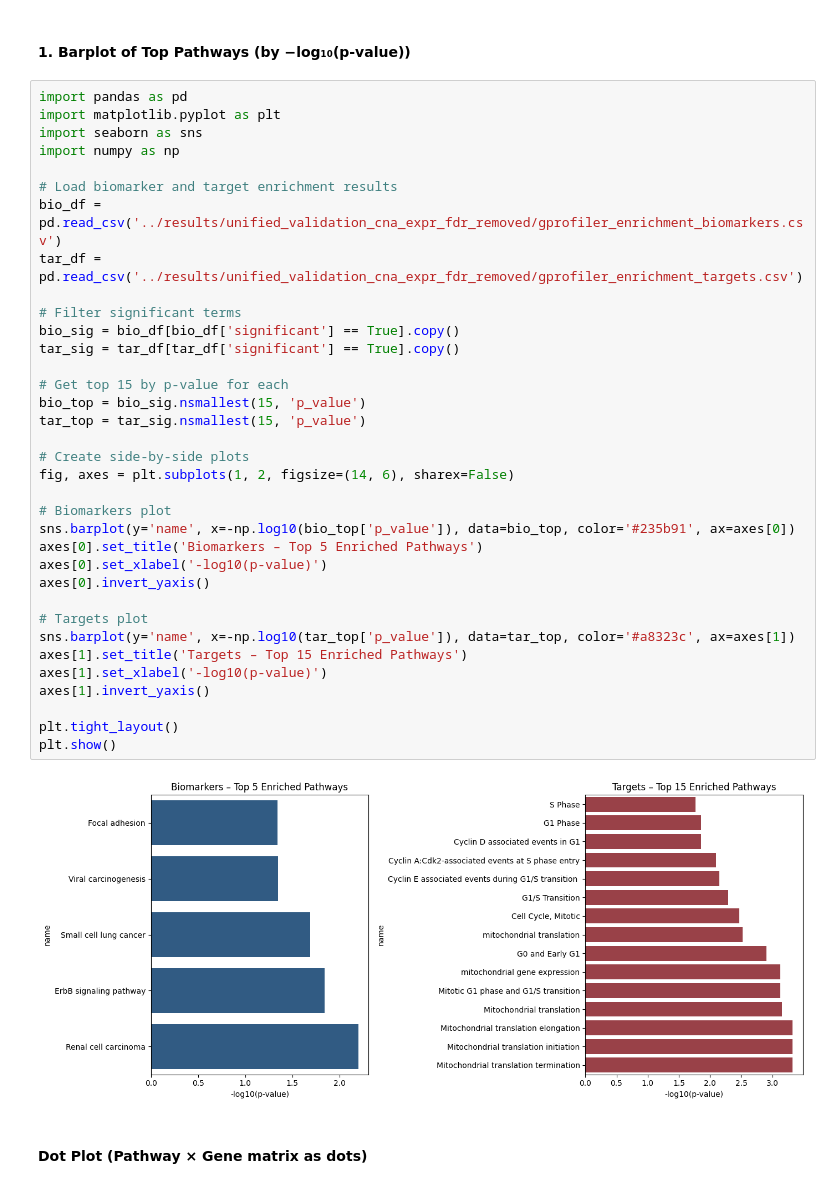
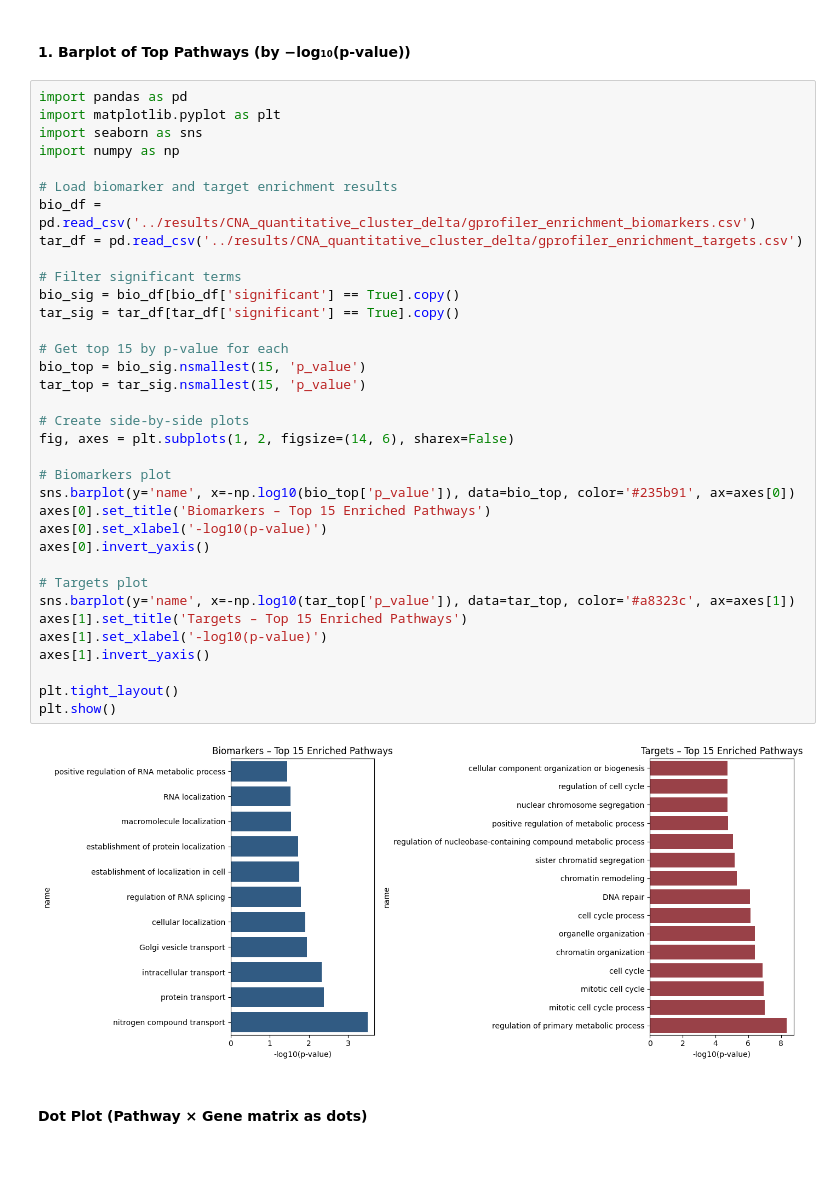
Before and after one commit to faith-ogun/bioslate-hgsoc-core, a Jupyter notebook: notebooks/sl_ppi_pathway_analysis.ipynb, the cells around one changed output. Cells and saved outputs as stored; diff of their text form; blank space fills up the shorter version.

```diff
--- a/notebooks/sl_ppi_pathway_analysis.ipynb
+++ b/notebooks/sl_ppi_pathway_analysis.ipynb
@@ -193,37 +216,37 @@ import matplotlib.pyplot as plt
 import seaborn as sns
 import numpy as np
 
 # Load biomarker and target enrichment results
-bio_df = pd.read_csv('../results/unified_validation_cna_expr_fdr_removed/gprofiler_enrichment_biomarkers.csv')
-tar_df = pd.read_csv('../results/unified_validation_cna_expr_fdr_removed/gprofiler_enrichment_targets.csv')
+bio_df = pd.read_csv('../results/CNA_quantitative_cluster_delta/gprofiler_enrichment_biomarkers.csv')
+tar_df = pd.read_csv('../results/CNA_quantitative_cluster_delta/gprofiler_enrichment_targets.csv')
 
 # Filter significant terms
 bio_sig = bio_df[bio_df['significant'] == True].copy()
 tar_sig = tar_df[tar_df['significant'] == True].copy()
 
 # Get top 15 by p-value for each
 bio_top = bio_sig.nsmallest(15, 'p_value')
 tar_top = tar_sig.nsmallest(15, 'p_value')
 
 # Create side-by-side plots
 fig, axes = plt.subplots(1, 2, figsize=(14, 6), sharex=False)
 
 # Biomarkers plot
 sns.barplot(y='name', x=-np.log10(bio_top['p_value']), data=bio_top, color='#235b91', ax=axes[0])
-axes[0].set_title('Biomarkers – Top 5 Enriched Pathways')
+axes[0].set_title('Biomarkers – Top 15 Enriched Pathways')
 axes[0].set_xlabel('-log10(p-value)')
 axes[0].invert_yaxis()
 
 # Targets plot
 sns.barplot(y='name', x=-np.log10(tar_top['p_value']), data=tar_top, color='#a8323c', ax=axes[1])
 axes[1].set_title('Targets – Top 15 Enriched Pathways')
 axes[1].set_xlabel('-log10(p-value)')
 axes[1].invert_yaxis()
 
 plt.tight_layout()
 plt.show()
 # %% [output]
-[figure, old version]
+[figure, new version]
 # %% [markdown]
 #### Dot Plot (Pathway × Gene matrix as dots)
 # %%
```
Also changed, not shown: parts of 10 cells of this notebook, 25 other files.
